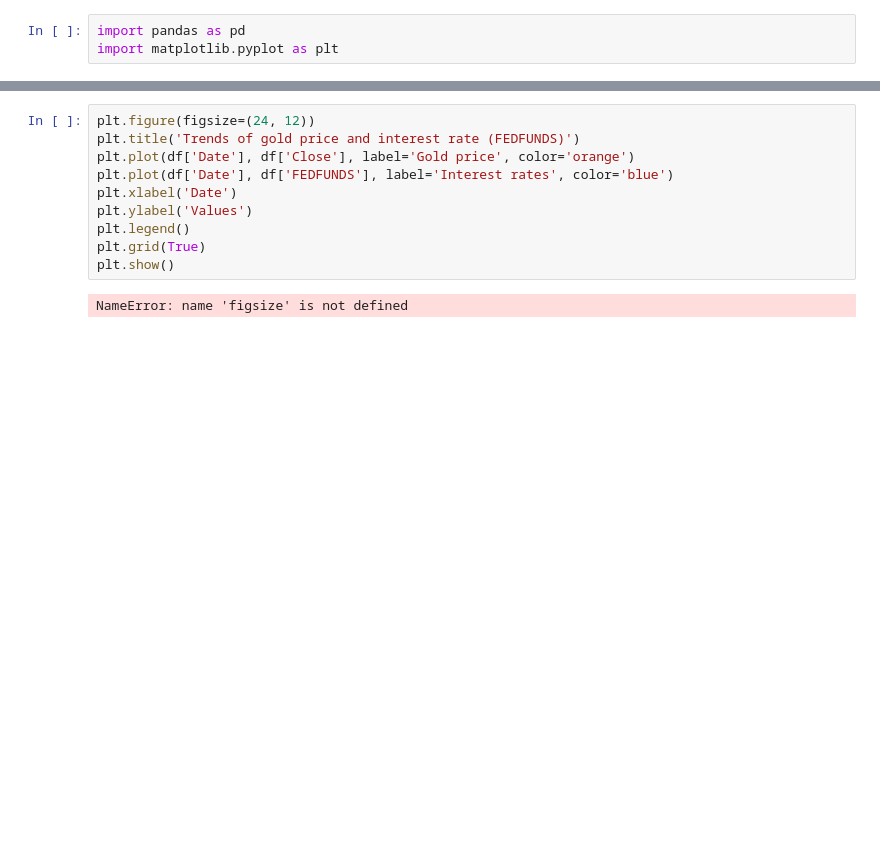
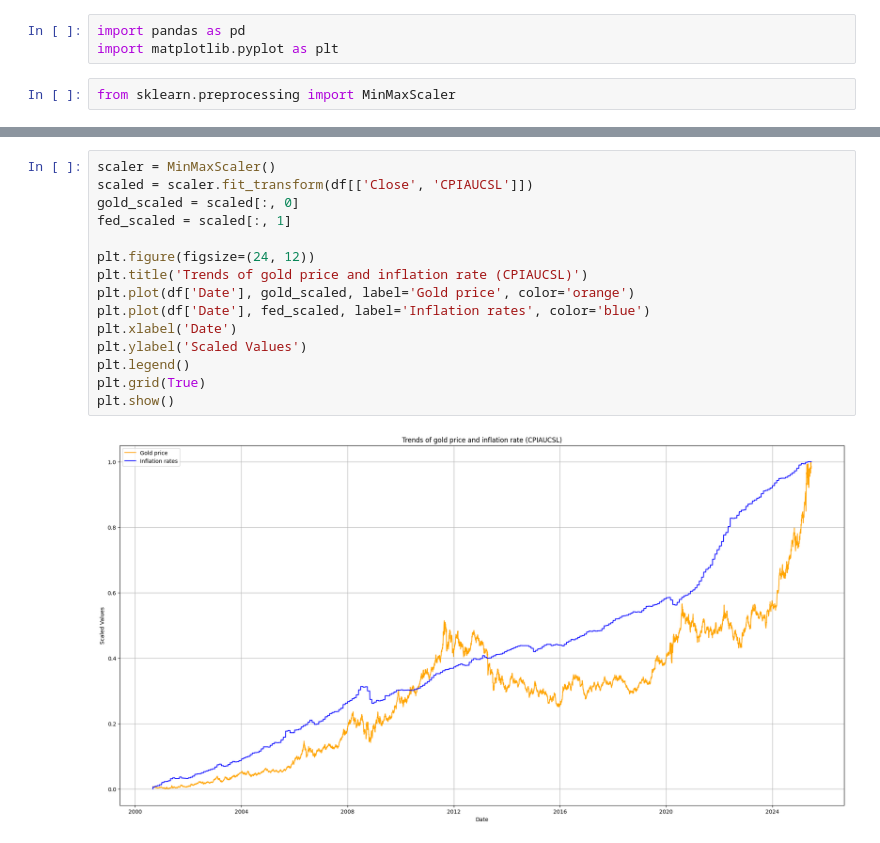
Before and after one commit to sejfovskienes/training_model, a Jupyter notebook: hypothesis/inflation_price_corr.ipynb, the cells around one changed output, grey strips where cells are left out. Cells and saved outputs as stored; diff of their text form; blank space fills up the shorter version.

```diff
--- a/hypothesis/inflation_price_corr.ipynb
+++ b/hypothesis/inflation_price_corr.ipynb
@@ -1,6 +1,8 @@
 # %%
 import pandas as pd
 import matplotlib.pyplot as plt
+# %%
+from sklearn.preprocessing import MinMaxScaler
 # %%
 path = r'../dataset/dataset_v2.csv'
 df = pd.read_csv(path, parse_dates=['Date'])
@@ -15,14 +17,19 @@ df.head()
 | 3 | 2000-09-06 | 274.200012 | 0.0 | 173.6 | 6.52 | 1492.250000 | 114.120003 | 275.799988 | 275.799988 | 275.799988 |
 | 4 | 2000-09-07 | 274.000000 | 125.0 | 173.6 | 6.52 | 1502.510010 | 113.650002 | 274.200012 | 274.200012 | 274.200012 |
 # %%
+scaler = MinMaxScaler()
+scaled = scaler.fit_transform(df[['Close', 'CPIAUCSL']])
+gold_scaled = scaled[:, 0]
+fed_scaled = scaled[:, 1]
+
 plt.figure(figsize=(24, 12))
-plt.title('Trends of gold price and interest rate (FEDFUNDS)')
-plt.plot(df['Date'], df['Close'], label='Gold price', color='orange')
-plt.plot(df['Date'], df['FEDFUNDS'], label='Interest rates', color='blue')
+plt.title('Trends of gold price and inflation rate (CPIAUCSL)')
+plt.plot(df['Date'], gold_scaled, label='Gold price', color='orange')
+plt.plot(df['Date'], fed_scaled, label='Inflation rates', color='blue')
 plt.xlabel('Date')
-plt.ylabel('Values')
+plt.ylabel('Scaled Values')
 plt.legend()
 plt.grid(True)
 plt.show()
 # %% [output]
-NameError: name 'figsize' is not defined
+[figure, added]
```
Also changed, not shown: parts of 3 cells of this notebook, 2 other files.
